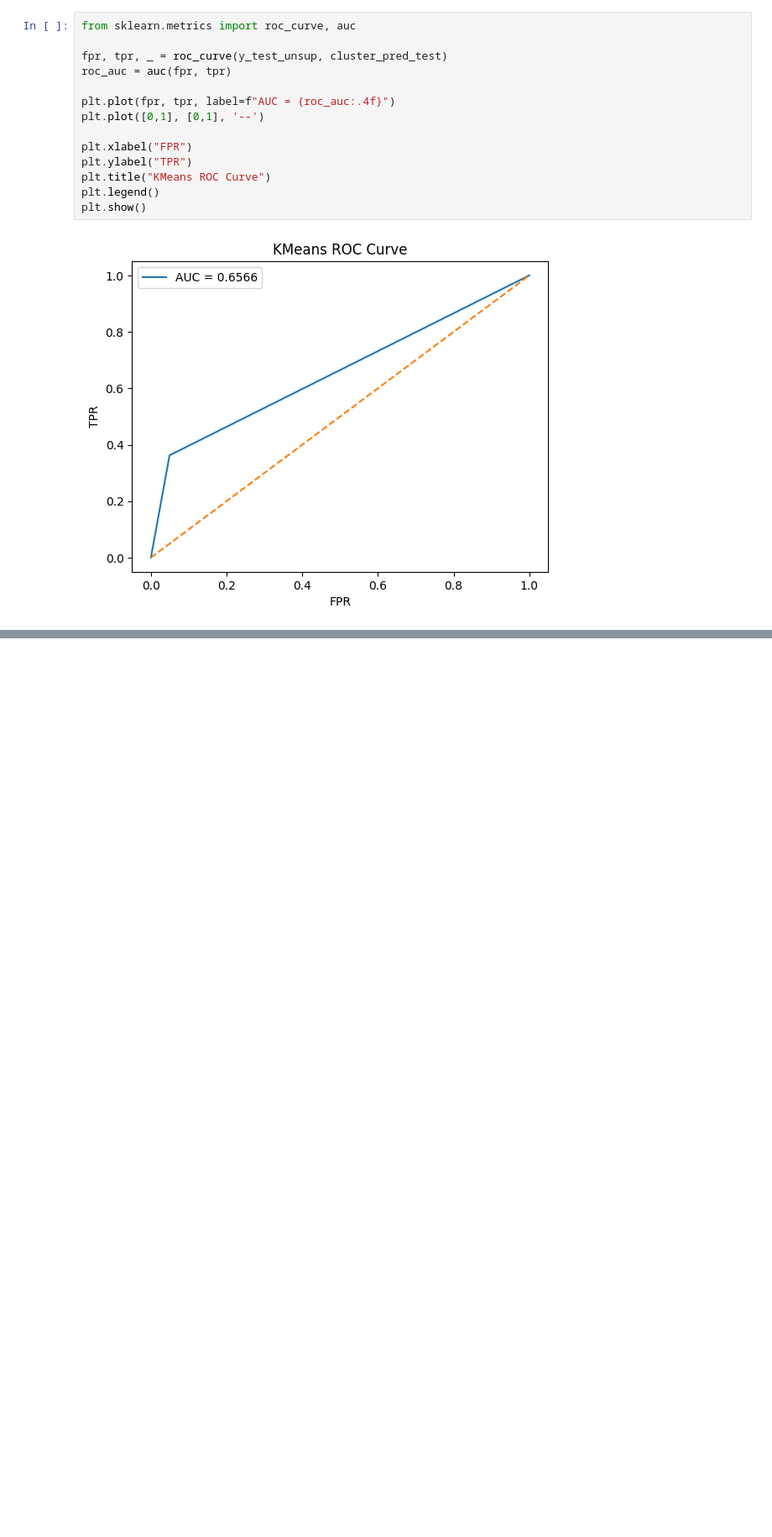
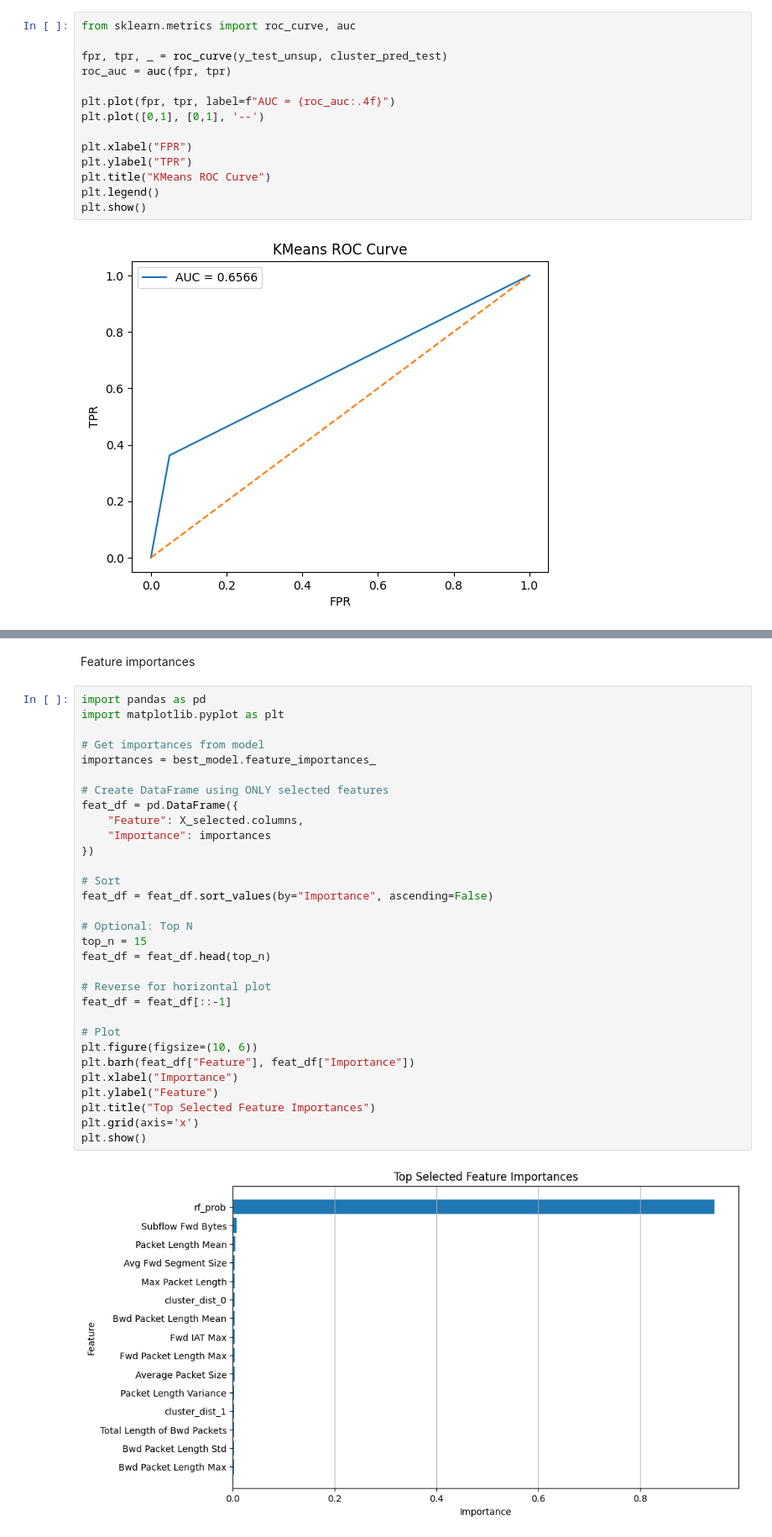
Before and after one commit to networkenthusiast/AI-Network-Intrusion-Detection, a Jupyter notebook: IDS.ipynb, the cells around one changed output, grey strips where cells are left out. Shown at 84% size. Cells and saved outputs as stored; diff of their text form; blank space fills up the shorter version.

```diff
--- a/IDS.ipynb
+++ b/IDS.ipynb
@@ -1492,0 +2205,35 @@ plt.show()
+# %% [markdown]
+Feature importances
+# %%
+import pandas as pd
+import matplotlib.pyplot as plt
+
+# Get importances from model
+importances = best_model.feature_importances_
+
+# Create DataFrame using ONLY selected features
+feat_df = pd.DataFrame({
+    "Feature": X_selected.columns,
+    "Importance": importances
+})
+
+# Sort
+feat_df = feat_df.sort_values(by="Importance", ascending=False)
+
+# Optional: Top N
+top_n = 15
+feat_df = feat_df.head(top_n)
+
+# Reverse for horizontal plot
+feat_df = feat_df[::-1]
+
+# Plot
+plt.figure(figsize=(10, 6))
+plt.barh(feat_df["Feature"], feat_df["Importance"])
+plt.xlabel("Importance")
+plt.ylabel("Feature")
+plt.title("Top Selected Feature Importances")
+plt.grid(axis='x')
+plt.show()
+# %% [output]
+[figure, added]
```
Also changed, not shown: parts of 21 cells of this notebook, 1 other file.
